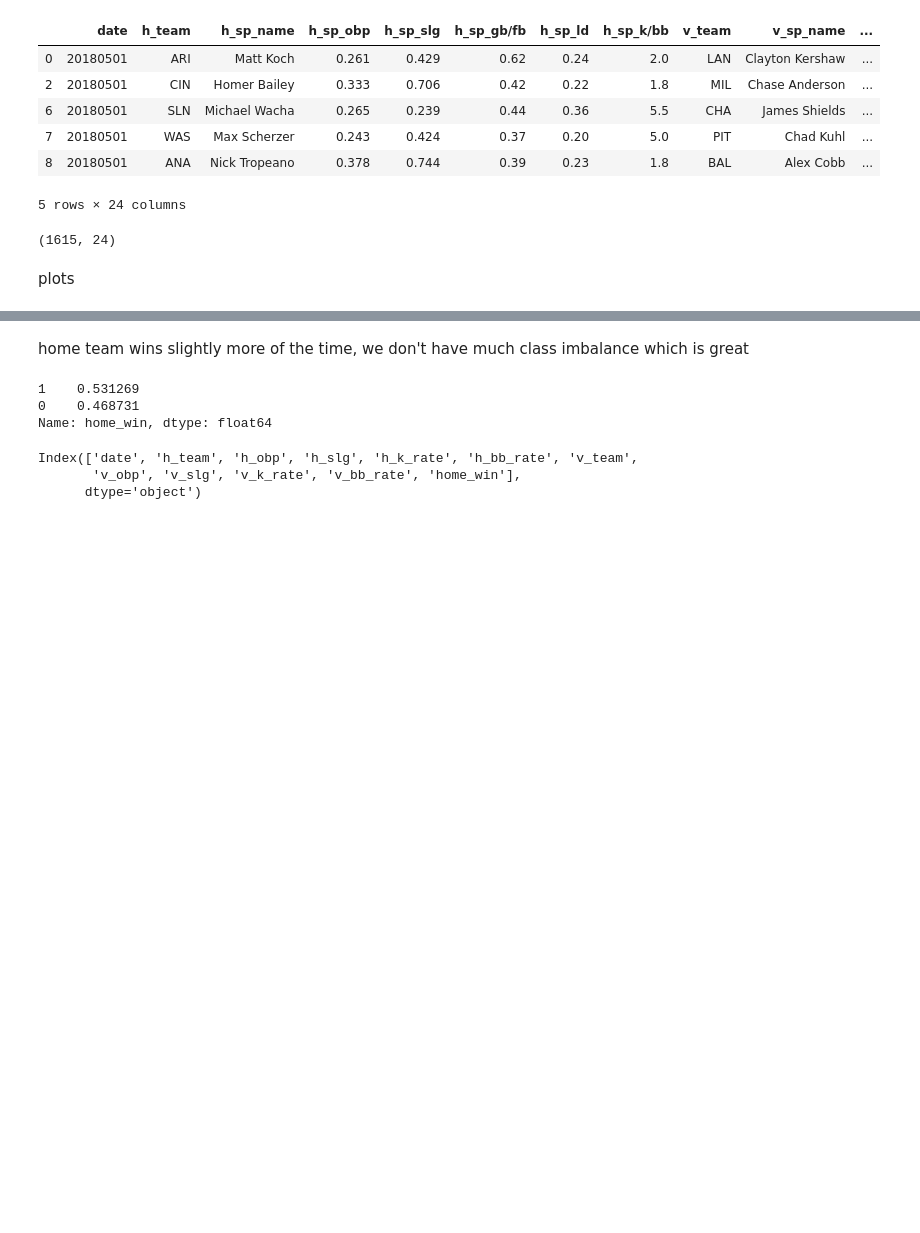
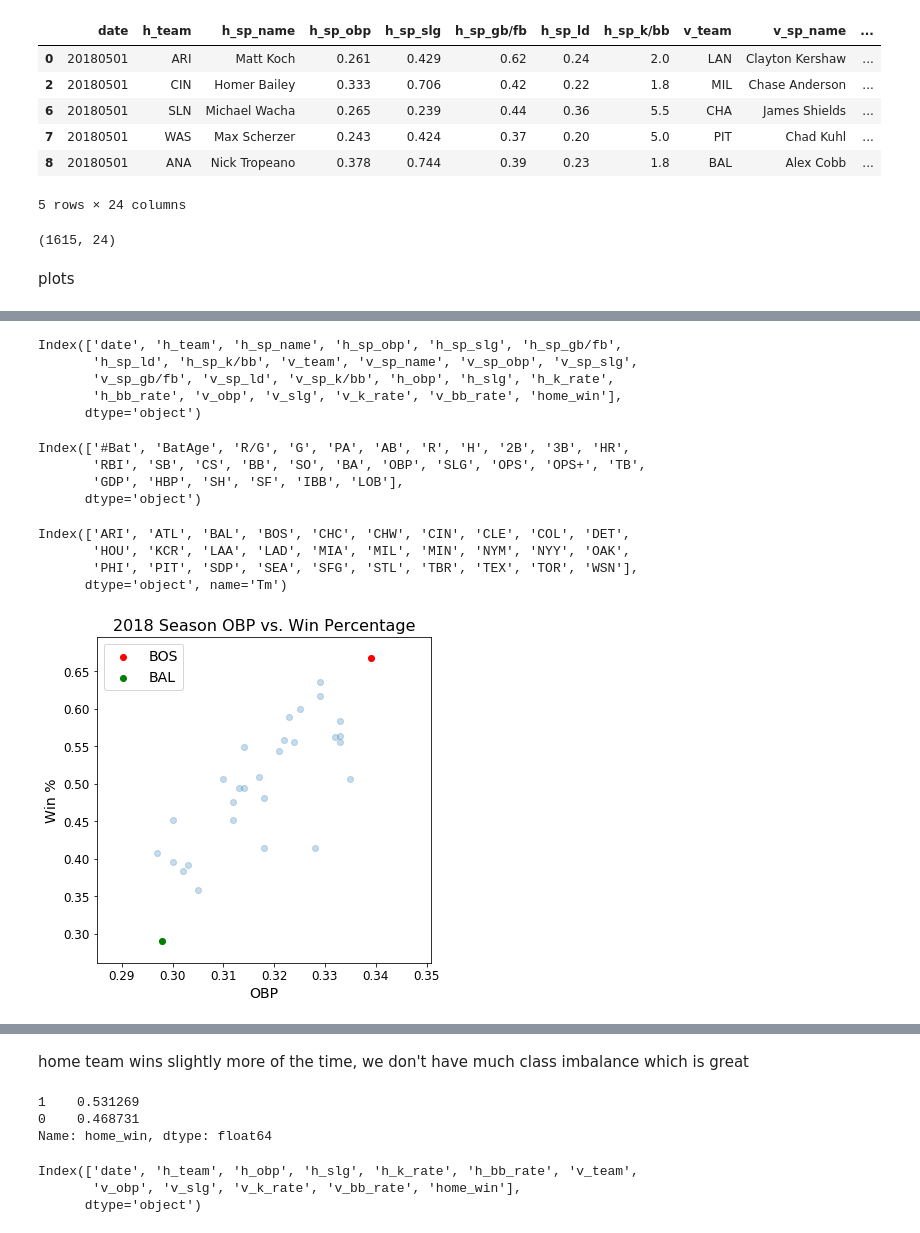
Before and after one commit to jwu1005/project_4741, a Jupyter notebook: modeling_stuff.ipynb, the cells around one changed output, grey strips where cells are left out. Drawn from its saved outputs; the diff is of its cells as text; code cells hidden in the pictures; blank space fills up the shorter version.

```diff
--- a/modeling_stuff.ipynb
+++ b/modeling_stuff.ipynb
@@ -117,3 +117,9 @@ data_2018.shape
 plots
 # %%
 import matplotlib.pyplot as plt
+# %%
+win_percents = {}
+for team in data_2018['h_team'].unique():
+    t_wins = data_2018.loc[(data_2018['h_team']==team) & (data_2018['home_win']==1)|(data_2018['v_team']==team) & (data_2018['home_win']==0)].shape[0]
+    t_games = data_2018.loc[(data_2018['h_team']==team)|(data_2018['v_team']==team)].shape[0]
+    win_percents[team] = t_wins/t_games
@@ -119,0 +155,3 @@ import matplotlib.pyplot as plt
+# %%
+team_batting_2018 = pd.read_csv('data/2018_team_hitting.txt').set_index('Tm')
+team_batting_2018.head()
@@ -119,0 +167,3 @@ import matplotlib.pyplot as plt
+# %%
+standings_2018 = pd.read_csv('data/2018_standings.txt', delimiter=',').set_index('Tm')
+standings_2018.head()
@@ -119,0 +179,42 @@ import matplotlib.pyplot as plt
+# %%
+data_2018.columns
+# %% [output]
+Index(['date', 'h_team', 'h_sp_name', 'h_sp_obp', 'h_sp_slg', 'h_sp_gb/fb',
+       'h_sp_ld', 'h_sp_k/bb', 'v_team', 'v_sp_name', 'v_sp_obp', 'v_sp_slg',
+       'v_sp_gb/fb', 'v_sp_ld', 'v_sp_k/bb', 'h_obp', 'h_slg', 'h_k_rate',
+       'h_bb_rate', 'v_obp', 'v_slg', 'v_k_rate', 'v_bb_rate', 'home_win'],
+      dtype='object')
+# %%
+team_batting_2018.columns
+# %% [output]
+Index(['#Bat', 'BatAge', 'R/G', 'G', 'PA', 'AB', 'R', 'H', '2B', '3B', 'HR',
+       'RBI', 'SB', 'CS', 'BB', 'SO', 'BA', 'OBP', 'SLG', 'OPS', 'OPS+', 'TB',
+       'GDP', 'HBP', 'SH', 'SF', 'IBB', 'LOB'],
+      dtype='object')
+# %%
+team_batting_2018.index[:-2]
+# %% [output]
+Index(['ARI', 'ATL', 'BAL', 'BOS', 'CHC', 'CHW', 'CIN', 'CLE', 'COL', 'DET',
+       'HOU', 'KCR', 'LAA', 'LAD', 'MIA', 'MIL', 'MIN', 'NYM', 'NYY', 'OAK',
+       'PHI', 'PIT', 'SDP', 'SEA', 'SFG', 'STL', 'TBR', 'TEX', 'TOR', 'WSN'],
+      dtype='object', name='Tm')
+# %%
+perc_list = []
+stat_list = []
+for team in team_batting_2018.index[:-2]:
+    perc_list.append(standings_2018['W-L%'][team])
+    stat_list.append(team_batting_2018['SLG'][team])
+# %%
+plt.figure(figsize=(6,6))
+plt.scatter(x=stat_list, y=perc_list, alpha=0.25)
+plt.scatter(x=stat_list[3], y=perc_list[3], c='r', label='BOS')
+plt.scatter(x=stat_list[2], y=perc_list[2], c='g', label='BAL')
+plt.title('2018 Season OBP vs. Win Percentage', fontsize=16)
+plt.xlabel('OBP', fontsize=14)
+plt.ylabel('Win %', fontsize=14)
+plt.tick_params(axis="x", labelsize=12)
+plt.tick_params(axis="y", labelsize=12)
+plt.legend(fontsize=14)
+plt.savefig('graphs/obp_winp')
+# %% [output]
+[figure, added]
```
Also changed, not shown: parts of 31 cells of this notebook, 16 other files.
